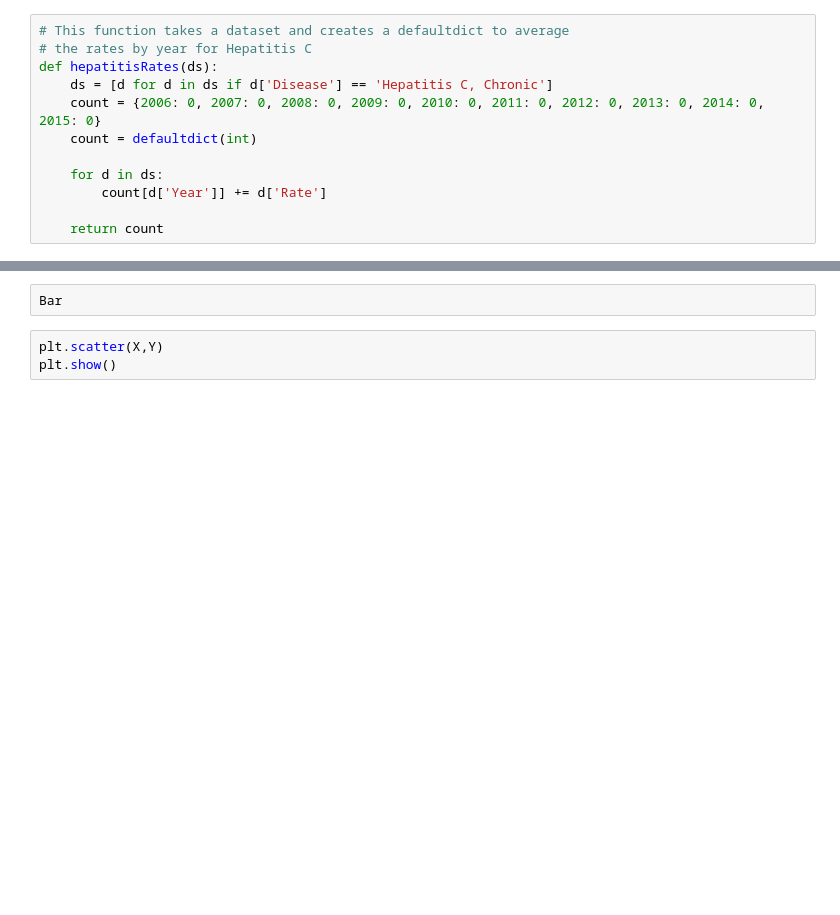
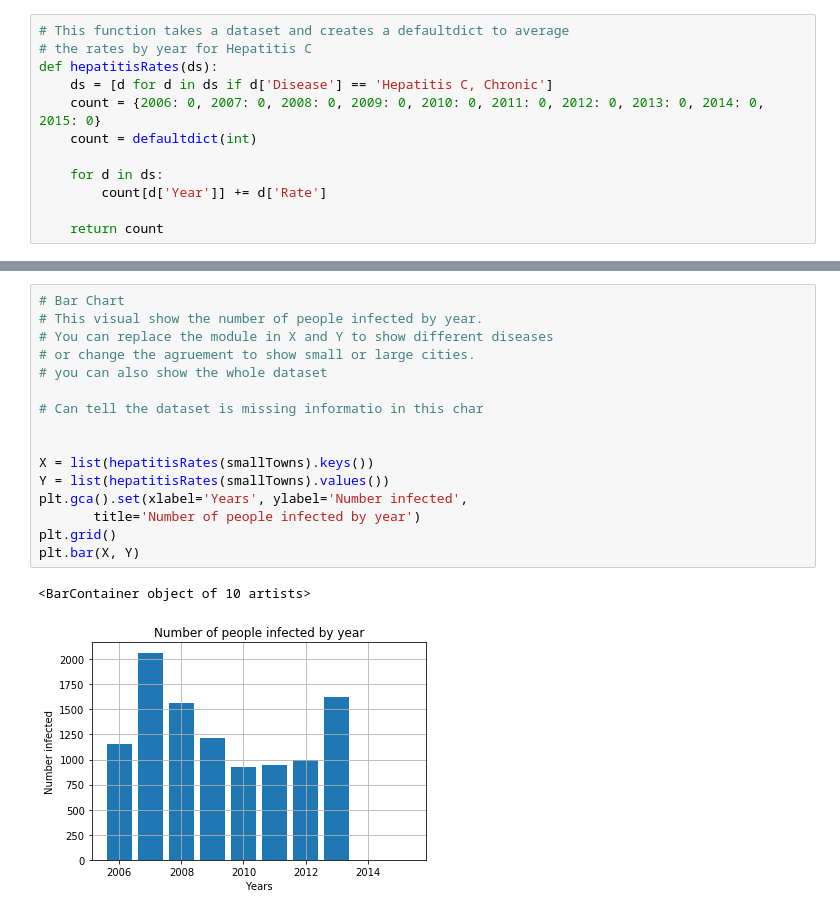
Before and after one commit to ctd1077/Coursera-Data-Processing-and-Visualization, a Jupyter notebook: Final Project/Final Project.ipynb, the cells around one changed output, grey strips where cells are left out. Drawn from its saved outputs; the diff is of its cells as text; blank space fills up the shorter version.

```diff
--- a/Final Project/Final Project.ipynb
+++ b/Final Project/Final Project.ipynb
@@ -252,5 +223,19 @@ plt.plot(X, Y)
-# %%
-Bar
-# %%
-plt.scatter(X,Y)
-plt.show()
+# %%
+# Bar Chart
+# This visual show the number of people infected by year.
+# You can replace the module in X and Y to show different diseases
+# or change the agruement to show small or large cities.
+# you can also show the whole dataset
+
+# Can tell the dataset is missing informatio in this char
+
+
+X = list(hepatitisRates(smallTowns).keys())
+Y = list(hepatitisRates(smallTowns).values())
+plt.gca().set(xlabel='Years', ylabel='Number infected',
+       title='Number of people infected by year')
+plt.grid()
+plt.bar(X, Y)
+# %% [output]
+<BarContainer object of 10 artists>
+[figure, added]
```
Also changed, not shown: parts of 31 cells of this notebook.
